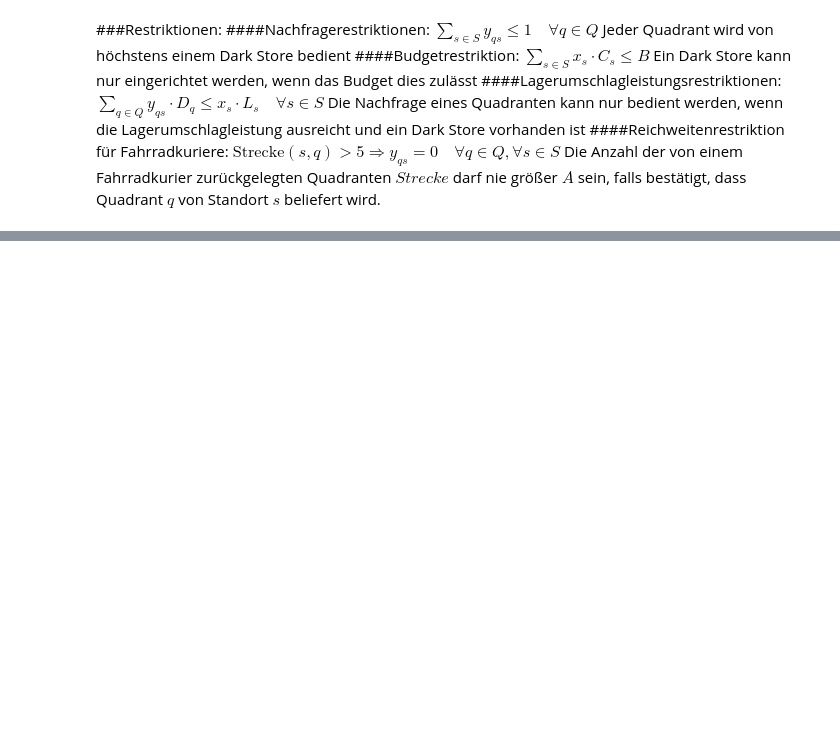
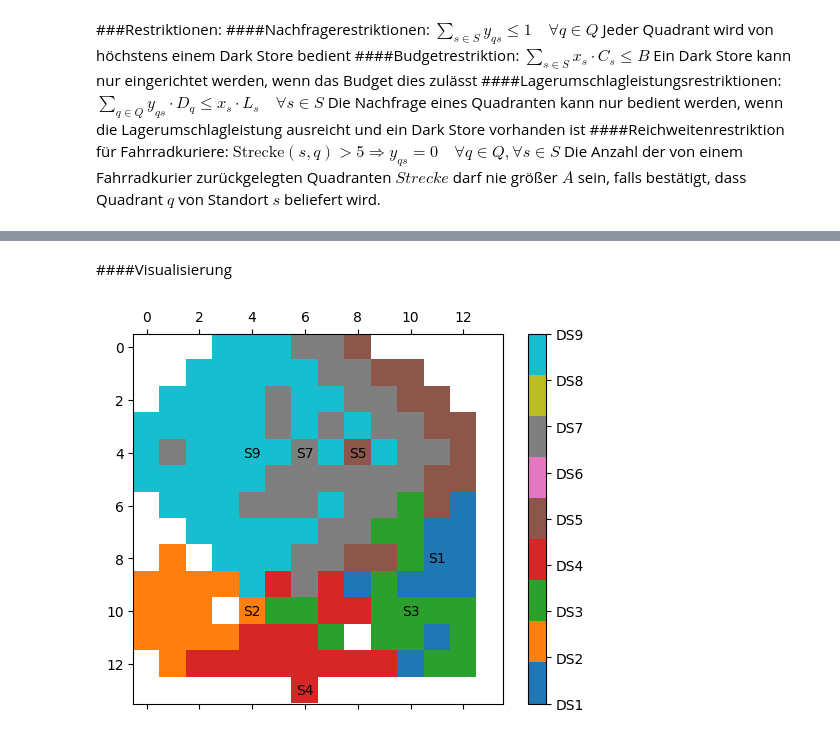
Before and after one commit to DenizY98/pydemo, a Jupyter notebook: Fallstudie.ipynb, the cells around one changed output, grey strips where cells are left out. Drawn from its saved outputs; the diff is of its cells as text; code cells hidden in the pictures; blank space fills up the shorter version.

```diff
--- a/Fallstudie.ipynb
+++ b/Fallstudie.ipynb
@@ -109,14 +116,14 @@ Die Anzahl der von einem Dark Store bedienten Quadranten ist auf $ S_{\text{max}
 # %%
 # Nachfragerestriktionen
 for q in Q:
-    solver.Add(solver.Sum([y[(q, s)] for s in S]) <= 1)
+    solver.Add(solver.Sum([y[q, s] for s in S]) <= 1)
 
 # Budgetrestriktion
 solver.Add(solver.Sum([x[s] * C[s] for s in S]) <= B)
 
 # Lagerumschlagleistungsrestriktionen
 for s in S:
-    solver.Add(solver.Sum([y[(q, s)] * D[q] for q in Q]) <= x[s] * L[s])
+    solver.Add(solver.Sum([y[q, s] * D[q] for q in Q]) <= x[s] * L[s])
 
 # Reichweitenrestriktion für Fahrradkuriere
 for s in S:
@@ -125,8 +132,4 @@ for s in S:
         distance = abs(Koordinaten[s]['i_Koordinate'] - q[0]) + abs(Koordinaten[s]['j_Koordinate'] - q[1])
         if distance > 5:
             solver.Add(y[q, s] == 0)
-# Liefergebietsrestriktionen
-# Smax = 1  # Maximale Anzahl von Quadranten, die ein Standort bedienen kann
-# for s in S:
-#     solver.Add(solver.Sum([y[(q, s)] for q in Q]) <= Smax * x[s])
 # %% [markdown]
@@ -267,0 +202,49 @@ Quadrant (9, 4) wird von Standort 9 bedient.
+# %% [markdown]
+####Visualisierung
+# %%
+import matplotlib.pyplot as plt
+
+# Erstellen Sie eine Kopie der Ergebnismatrix, in der die Darkstores und Quadranten durch eindeutige numerische Werte repräsentiert werden
+num_matrix = ergebnis_matrix.copy()
+for i in range(14):
+    for j in range(14):
+        if num_matrix[i, j] is not None:
+            if "S" in num_matrix[i, j]:
+                num_matrix[i, j] = int(num_matrix[i, j].replace("S", ""))
+            else:
+                num_matrix[i, j] = int(num_matrix[i, j])
+
+# Ersetzen Sie None-Werte durch einen speziellen numerischen Wert
+num_matrix[num_matrix == None] = -1
+
+# Konvertieren Sie die Matrix in eine Matrix von Gleitkommazahlen
+num_matrix = num_matrix.astype(float)
+
+# Ersetzen Sie den speziellen numerischen Wert durch NaN
+num_matrix[num_matrix == -1] = np.nan
+
+# Erstellen Sie eine Farbkarte, die jedem Darkstore eine eindeutige Farbe zuweist
+cmap = plt.get_cmap('tab10', int(np.nanmax(num_matrix) - np.nanmin(num_matrix) + 1))
+
+# Erstellen Sie eine Abbildung und eine Achse
+fig, ax = plt.subplots()
+
+# Erstellen Sie die Matrix als Bild
+cax = ax.matshow(num_matrix, cmap=cmap)
+
+# Erstellen Sie eine Farblegende
+cbar = fig.colorbar(cax, ticks=np.arange(np.nanmin(num_matrix), np.nanmax(num_matrix)+2))  # +2 statt +1
+labels = ['DS'+str(i) for i in range(int(np.nanmin(num_matrix)), int(np.nanmax(num_matrix))+2)]  # Beginnen Sie bei DS0
+cbar.ax.set_yticklabels(labels[:len(cbar.get_ticks())])  # Stellen Sie sicher, dass die Anzahl der Labels mit der Anzahl der Ticks übereinstimmt
+
+# Zeichnen Sie ein 'X' in die Zellen, die einen Darkstore repräsentieren
+for s in S:
+    if x[s].solution_value() == 1:
+        i, j = Koordinaten[s]['i_Koordinate'], Koordinaten[s]['j_Koordinate']
+        if 0 <= i < 14 and 0 <= j < 14:  # Stellen Sie sicher, dass die Koordinaten innerhalb der Matrix liegen
+            plt.text(j, i, f'S{str(s)}', ha='center', va='center', color='black')
+
+# Zeigen Sie das Bild an
+plt.show()
+# %% [output]
+[figure, added]
```
Also changed, not shown: parts of 14 cells of this notebook.
